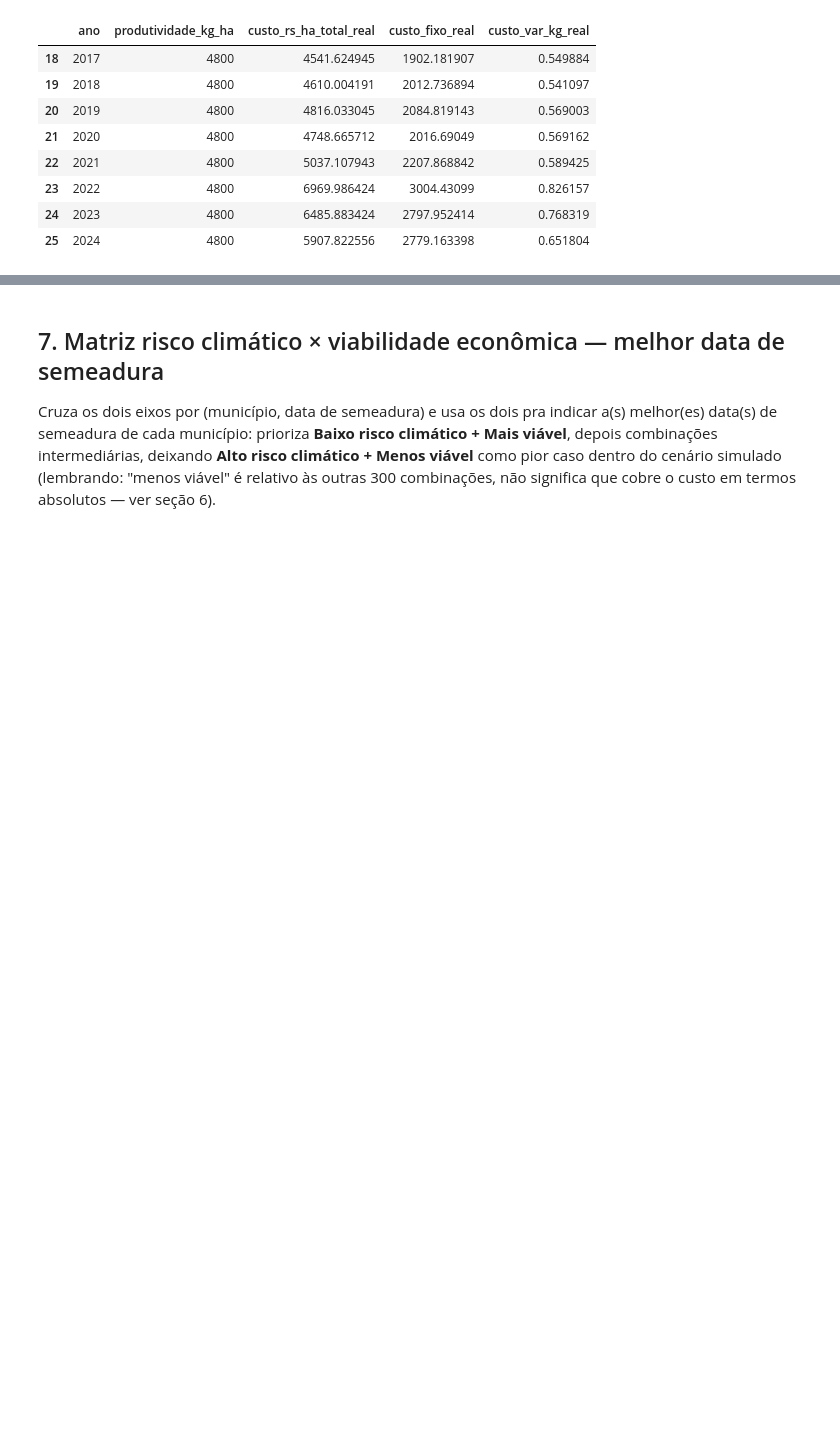
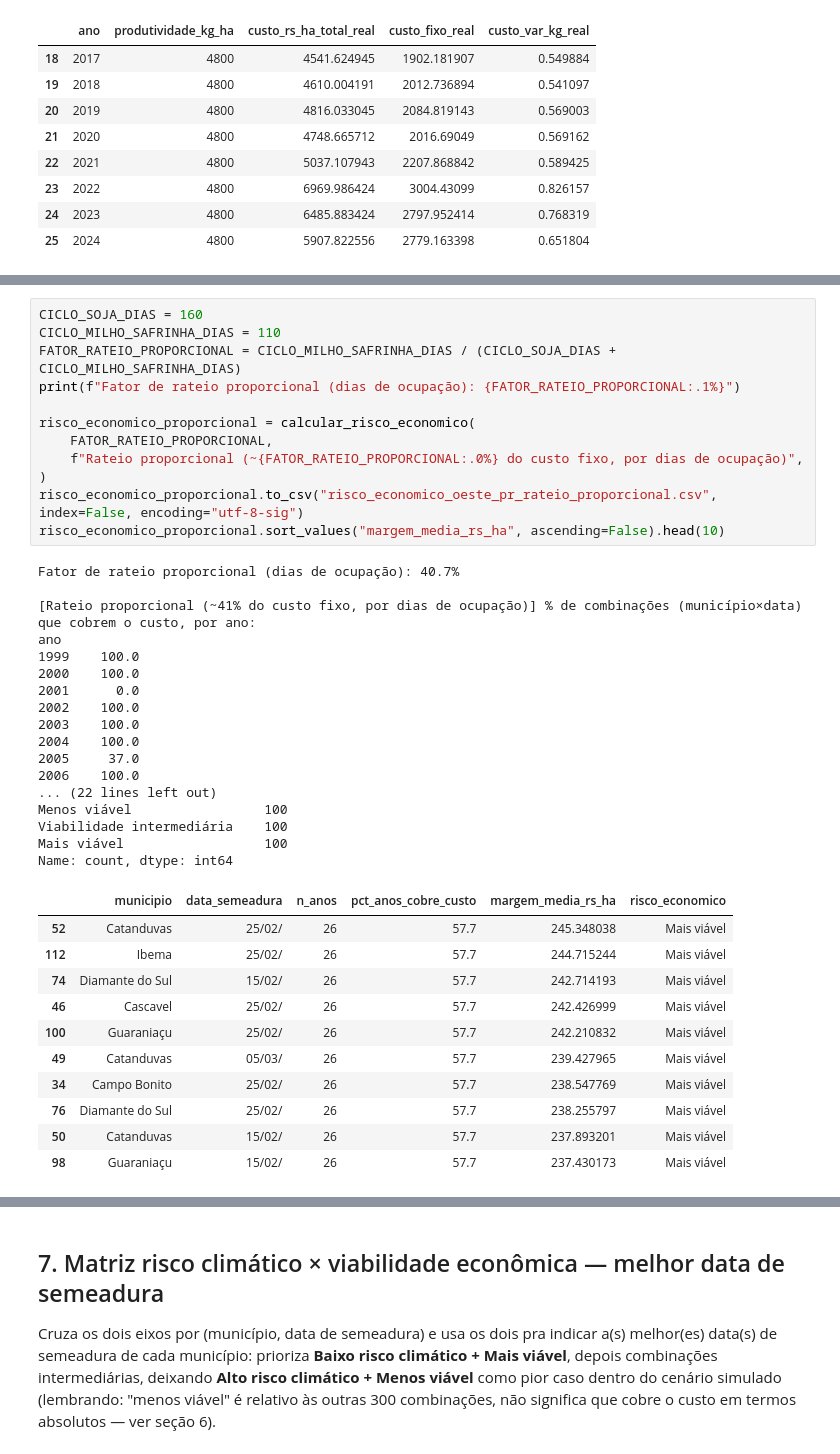
Before and after one commit to fcoliveira-utfpr/aquacrop_ml, a Jupyter notebook: 09_analise_custo_modelos.ipynb, the cells around one changed output, grey strips where cells are left out. Drawn from its saved outputs; the diff is of its cells as text; blank space fills up the shorter version.

```diff
--- a/09_analise_custo_modelos.ipynb
+++ b/09_analise_custo_modelos.ipynb
@@ -757,0 +860,41 @@ Name: count, dtype: int64
+# %%
+CICLO_SOJA_DIAS = 160
+CICLO_MILHO_SAFRINHA_DIAS = 110
+FATOR_RATEIO_PROPORCIONAL = CICLO_MILHO_SAFRINHA_DIAS / (CICLO_SOJA_DIAS + CICLO_MILHO_SAFRINHA_DIAS)
+print(f"Fator de rateio proporcional (dias de ocupação): {FATOR_RATEIO_PROPORCIONAL:.1%}")
+
+risco_economico_proporcional = calcular_risco_economico(
+    FATOR_RATEIO_PROPORCIONAL,
+    f"Rateio proporcional (~{FATOR_RATEIO_PROPORCIONAL:.0%} do custo fixo, por dias de ocupação)",
+)
+risco_economico_proporcional.to_csv("risco_economico_oeste_pr_rateio_proporcional.csv", index=False, encoding="utf-8-sig")
+risco_economico_proporcional.sort_values("margem_media_rs_ha", ascending=False).head(10)
+# %% [output]
+Fator de rateio proporcional (dias de ocupação): 40.7%
+
+[Rateio proporcional (~41% do custo fixo, por dias de ocupação)] % de combinações (município×data) que cobrem o custo, por ano:
+ano
+1999    100.0
+2000    100.0
+2001      0.0
+2002    100.0
+2003    100.0
+2004    100.0
+2005     37.0
+2006    100.0
+... (22 lines left out)
+Menos viável                 100
+Viabilidade intermediária    100
+Mais viável                  100
+Name: count, dtype: int64
+|  | municipio | data_semeadura | n_anos | pct_anos_cobre_custo | margem_media_rs_ha | risco_economico |
+| 52 | Catanduvas | 25/02/ | 26 | 57.7 | 245.348038 | Mais viável |
+| 112 | Ibema | 25/02/ | 26 | 57.7 | 244.715244 | Mais viável |
+| 74 | Diamante do Sul | 15/02/ | 26 | 57.7 | 242.714193 | Mais viável |
+| 46 | Cascavel | 25/02/ | 26 | 57.7 | 242.426999 | Mais viável |
+| 100 | Guaraniaçu | 25/02/ | 26 | 57.7 | 242.210832 | Mais viável |
+| 49 | Catanduvas | 05/03/ | 26 | 57.7 | 239.427965 | Mais viável |
+| 34 | Campo Bonito | 25/02/ | 26 | 57.7 | 238.547769 | Mais viável |
+| 76 | Diamante do Sul | 25/02/ | 26 | 57.7 | 238.255797 | Mais viável |
+| 50 | Catanduvas | 15/02/ | 26 | 57.7 | 237.893201 | Mais viável |
+| 98 | Guaraniaçu | 15/02/ | 26 | 57.7 | 237.430173 | Mais viável |
```
Also changed, not shown: parts of 8 cells of this notebook, 9 other files.
